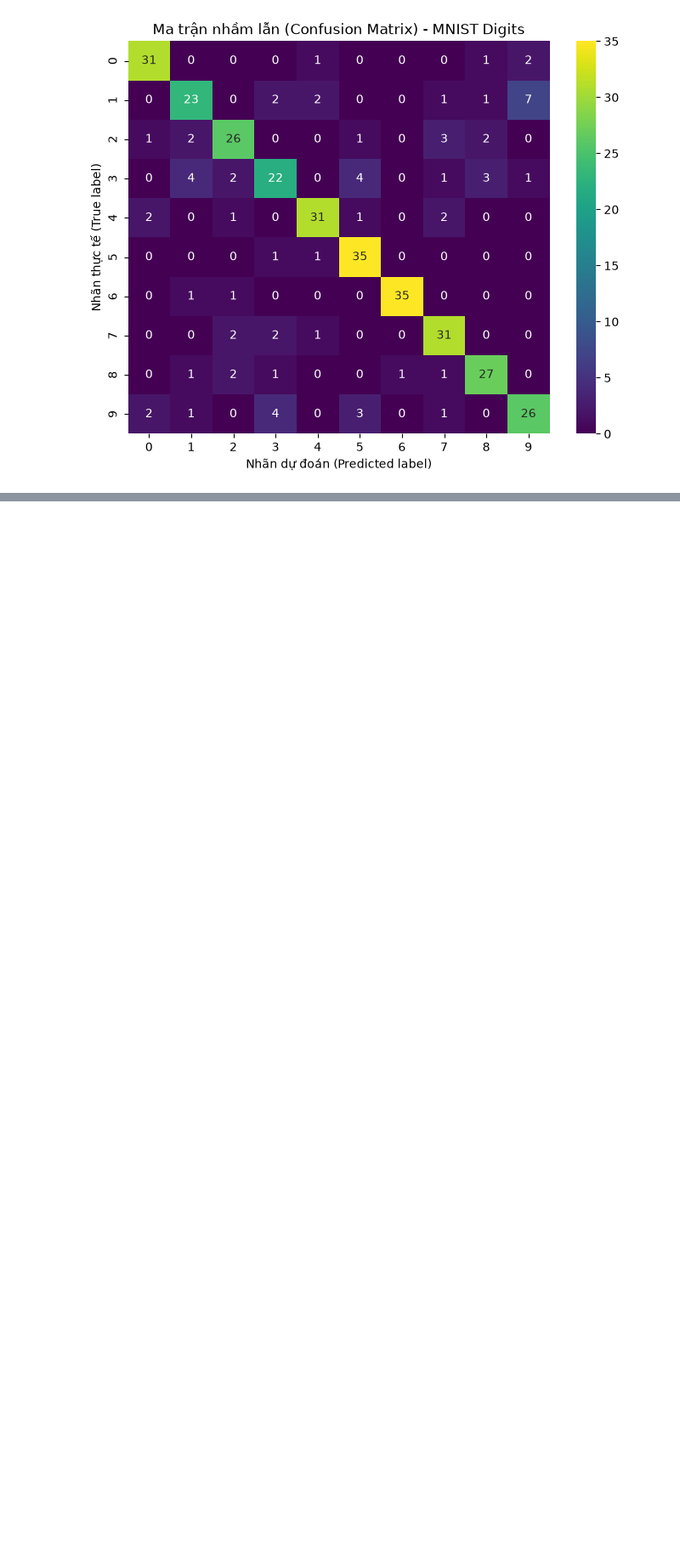
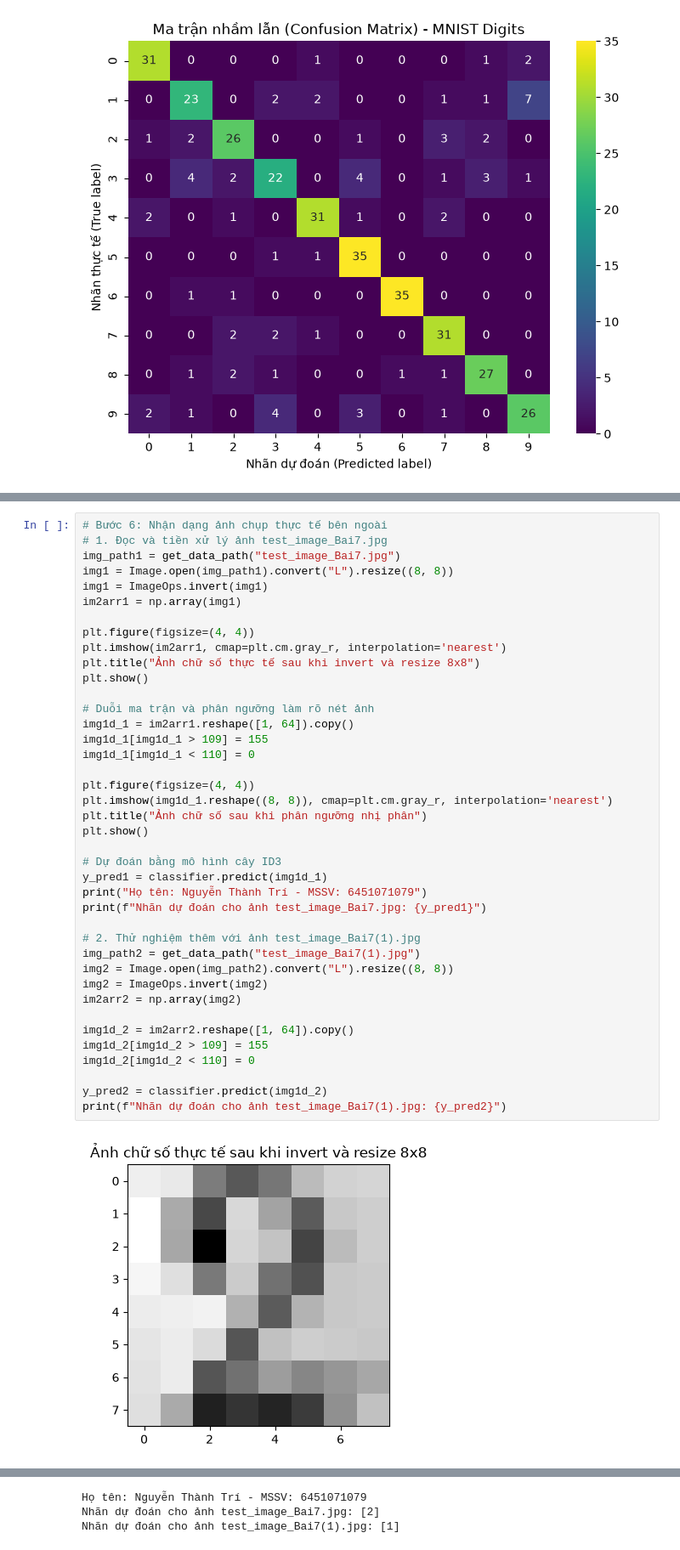
Before and after one commit to TriNguyenThanh/6451071079_Lab2, a Jupyter notebook: model/6451071079_LAB2_Bai5.ipynb, the cells around one changed output, grey strips where cells are left out. Shown at 85% size. Saved outputs shown, nothing was run; the diff lists cells and outputs as text; blank space fills up the shorter version.

```diff
--- a/model/6451071079_LAB2_Bai5.ipynb
+++ b/model/6451071079_LAB2_Bai5.ipynb
@@ -145,0 +152,42 @@ weighted avg       0.80      0.80      0.79       360
+# %%
+# Bước 6: Nhận dạng ảnh chụp thực tế bên ngoài
+# 1. Đọc và tiền xử lý ảnh test_image_Bai7.jpg
+img_path1 = get_data_path("test_image_Bai7.jpg")
+img1 = Image.open(img_path1).convert("L").resize((8, 8))
+img1 = ImageOps.invert(img1)
+im2arr1 = np.array(img1)
+
+plt.figure(figsize=(4, 4))
+plt.imshow(im2arr1, cmap=plt.cm.gray_r, interpolation='nearest')
+plt.title("Ảnh chữ số thực tế sau khi invert và resize 8x8")
+plt.show()
+
+# Duỗi ma trận và phân ngưỡng làm rõ nét ảnh
+img1d_1 = im2arr1.reshape([1, 64]).copy()
+img1d_1[img1d_1 > 109] = 155
+img1d_1[img1d_1 < 110] = 0
+
+plt.figure(figsize=(4, 4))
+plt.imshow(img1d_1.reshape((8, 8)), cmap=plt.cm.gray_r, interpolation='nearest')
+plt.title("Ảnh chữ số sau khi phân ngưỡng nhị phân")
+plt.show()
+
+# Dự đoán bằng mô hình cây ID3
+y_pred1 = classifier.predict(img1d_1)
+print("Họ tên: Nguyễn Thành Trí - MSSV: 6451071079")
+print(f"Nhãn dự đoán cho ảnh test_image_Bai7.jpg: {y_pred1}")
+
+# 2. Thử nghiệm thêm với ảnh test_image_Bai7(1).jpg
+img_path2 = get_data_path("test_image_Bai7(1).jpg")
+img2 = Image.open(img_path2).convert("L").resize((8, 8))
+img2 = ImageOps.invert(img2)
+im2arr2 = np.array(img2)
+
+img1d_2 = im2arr2.reshape([1, 64]).copy()
+img1d_2[img1d_2 > 109] = 155
+img1d_2[img1d_2 < 110] = 0
+
+y_pred2 = classifier.predict(img1d_2)
+print(f"Nhãn dự đoán cho ảnh test_image_Bai7(1).jpg: {y_pred2}")
+# %% [output]
+[figure, added]
@@ -145,0 +195,3 @@ weighted avg       0.80      0.80      0.79       360
+Họ tên: Nguyễn Thành Trí - MSSV: 6451071079
+Nhãn dự đoán cho ảnh test_image_Bai7.jpg: [2]
+Nhãn dự đoán cho ảnh test_image_Bai7(1).jpg: [1]
```
Also changed, not shown: parts of 2 cells of this notebook.
